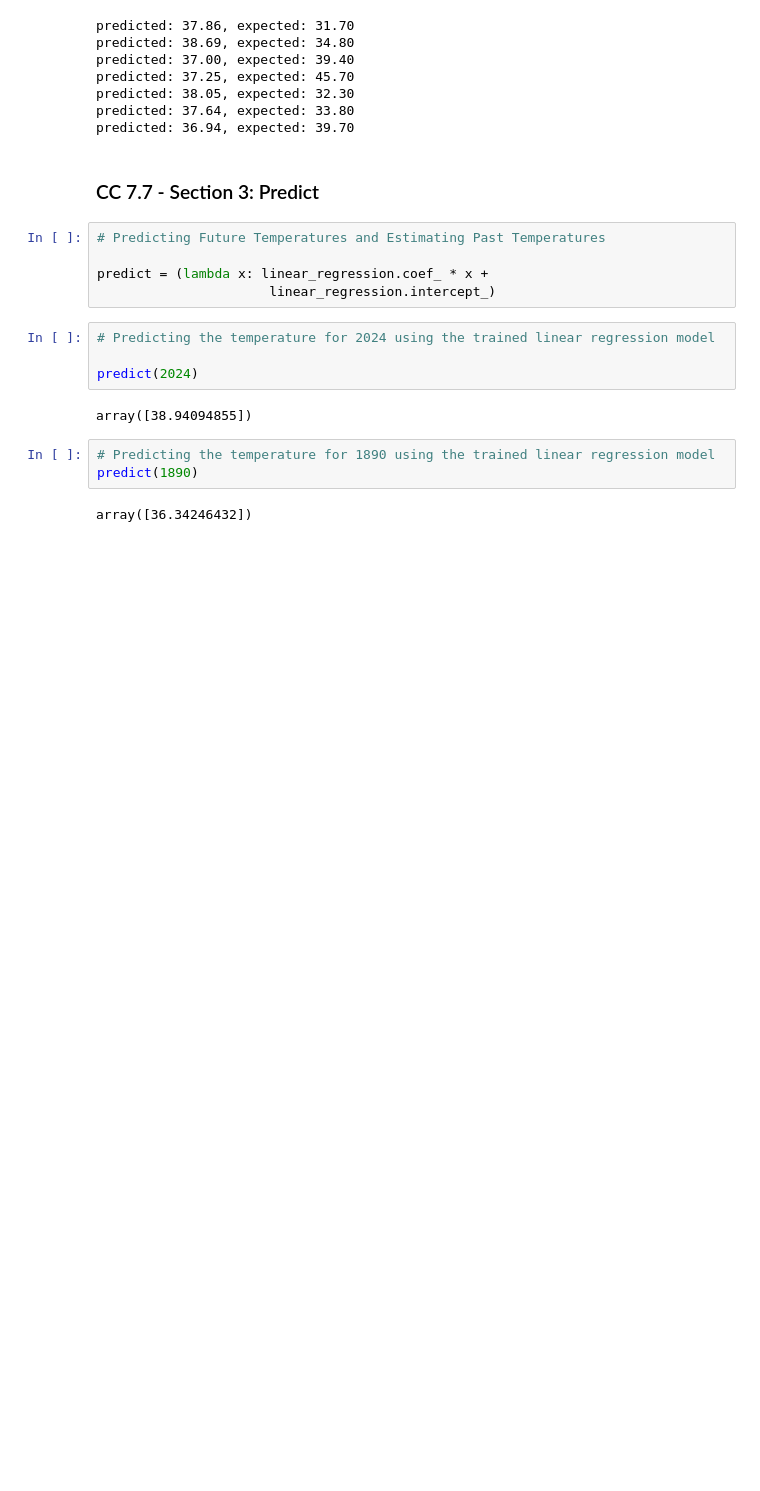
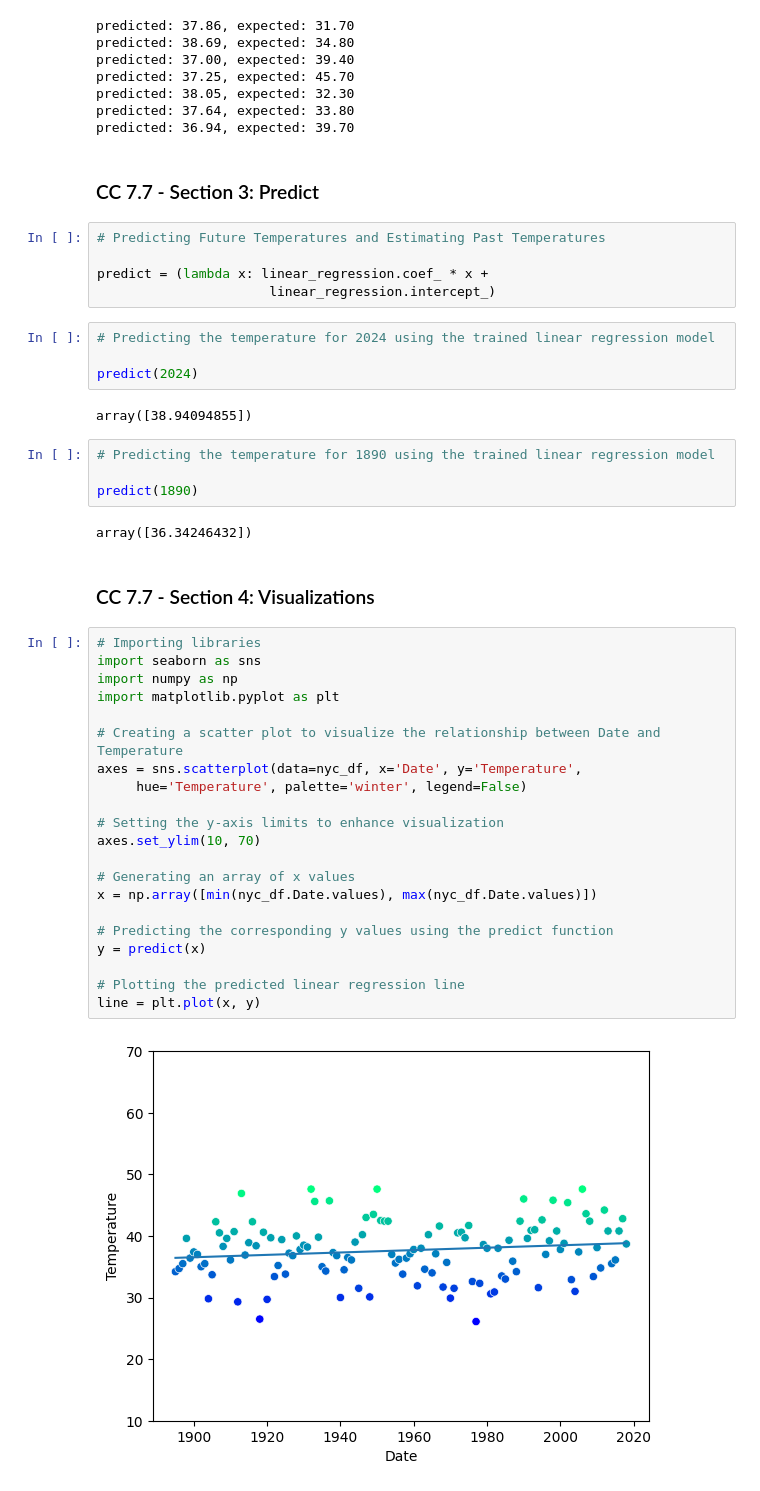
Before and after one commit to drodmay1/datafun-07-applied, a Jupyter notebook: david_ml.ipynb, the cells around one changed output. Cells and saved outputs as stored; diff of their text form; blank space fills up the shorter version.

Commit message:
section 4 visuals added

```diff
--- a/david_ml.ipynb
+++ b/david_ml.ipynb
@@ -276,6 +275,32 @@ predict(2024)
 array([38.94094855])
 # %%
 # Predicting the temperature for 1890 using the trained linear regression model
+
 predict(1890)
 # %% [output]
 array([36.34246432])
+# %% [markdown]
+### CC 7.7 - Section 4: Visualizations
+# %%
+# Importing libraries
+import seaborn as sns
+import numpy as np
+import matplotlib.pyplot as plt
+
+# Creating a scatter plot to visualize the relationship between Date and Temperature
+axes = sns.scatterplot(data=nyc_df, x='Date', y='Temperature',
+     hue='Temperature', palette='winter', legend=False)
+
+# Setting the y-axis limits to enhance visualization
+axes.set_ylim(10, 70)
+
+# Generating an array of x values
+x = np.array([min(nyc_df.Date.values), max(nyc_df.Date.values)])
+
+# Predicting the corresponding y values using the predict function
+y = predict(x)
+
+# Plotting the predicted linear regression line
+line = plt.plot(x, y)
+# %% [output]
+[figure, added]
```
Also changed, not shown: parts of 2 cells of this notebook.
